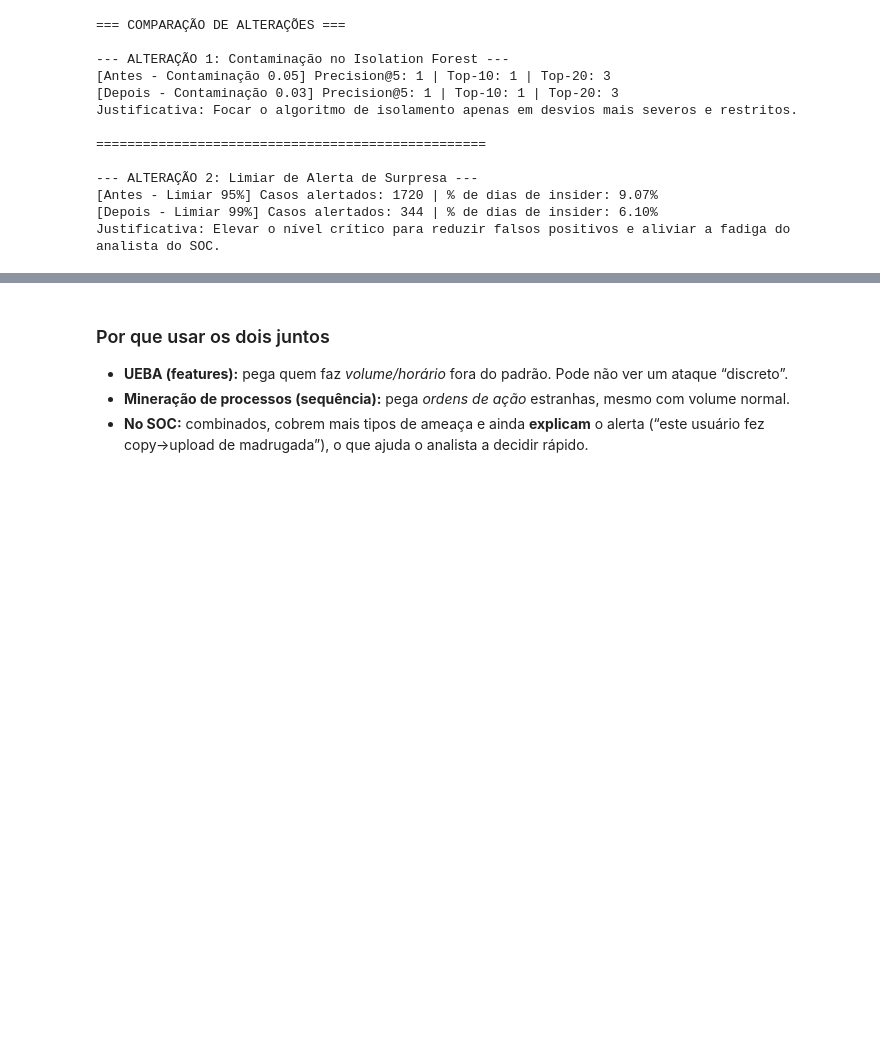
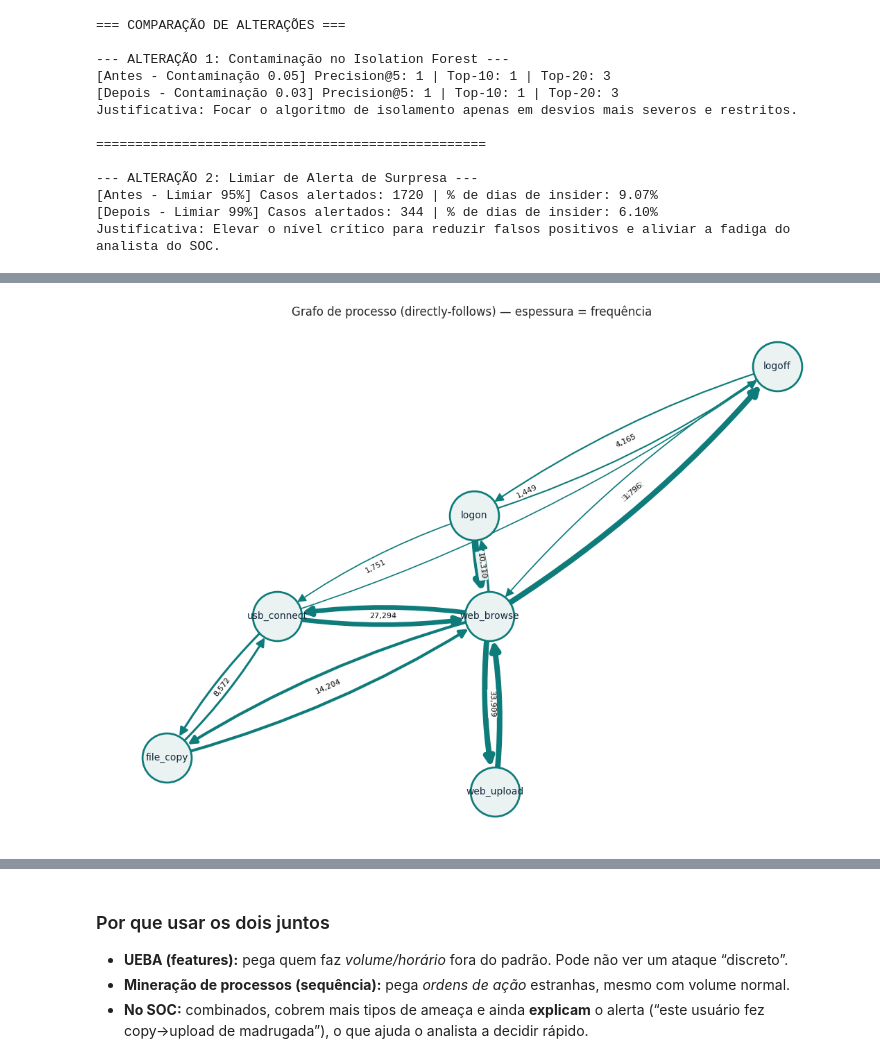
Before and after one commit to msrscs/ia-ciberseguranca, a Jupyter notebook: AV1_ueba_anomalias_process_mining.ipynb, the cells around one changed output, grey strips where cells are left out. Saved outputs shown, nothing was run; the diff lists cells and outputs as text; code cells hidden in the pictures; blank space fills up the shorter version.

```diff
--- a/AV1_ueba_anomalias_process_mining.ipynb
+++ b/AV1_ueba_anomalias_process_mining.ipynb
@@ -769,0 +765,42 @@ plt.title('A maioria é normal; a cauda à direita são os candidatos'); plt.leg
+# %%
+from collections import Counter
+import networkx as nx
+
+trans = Counter()
+for s in traces:
+    for a, b in zip(s, s[1:]):
+        trans[(a, b)] += 1
+
+# opcional: esconder transições muito raras para não poluir o grafo
+tot = sum(trans.values())
+MIN_FRAC = 0.005   # mostra só transições com >= 0.5% do total
+arestas = {(a, b): c for (a, b), c in trans.items() if c/tot >= MIN_FRAC}
+
+G = nx.DiGraph()
+for (a, b), c in arestas.items():
+    G.add_edge(a, b, weight=c)
+
+# posição dos nós (seed fixa para o layout não mudar a cada execução)
+pos = nx.spring_layout(G, seed=42, k=1.2)
+
+# espessura das setas proporcional à frequência
+pesos = [G[u][v]['weight'] for u, v in G.edges()]
+wmax = max(pesos)
+larguras = [1 + 6*(w/wmax) for w in pesos]
+
+plt.figure(figsize=(11, 8))
+nx.draw_networkx_nodes(G, pos, node_size=2600, node_color='#EAF3F2', edgecolors='#0E7C7B', linewidths=2)
+nx.draw_networkx_labels(G, pos, font_size=10, font_color='#14283C')
+nx.draw_networkx_edges(G, pos, width=larguras, edge_color='#0E7C7B',
+                       arrowsize=18, arrowstyle='-|>',
+                       connectionstyle='arc3,rad=0.08',  # curva leve p/ separar ida e volta
+                       node_size=2600, min_source_margin=18, min_target_margin=18)
+# rótulo com a contagem em cada seta
+rotulos = {(u, v): f"{G[u][v]['weight']:,}" for u, v in G.edges()}
+nx.draw_networkx_edge_labels(G, pos, edge_labels=rotulos, font_size=8, label_pos=0.5,
+                             bbox=dict(boxstyle='round,pad=0.15', fc='white', ec='none', alpha=0.7))
+
+plt.title('Grafo de processo (directly-follows) — espessura = frequência')
+plt.axis('off'); plt.tight_layout(); plt.show()
+# %% [output]
+[figure, added]
```
Also changed, not shown: parts of 11 cells of this notebook.
